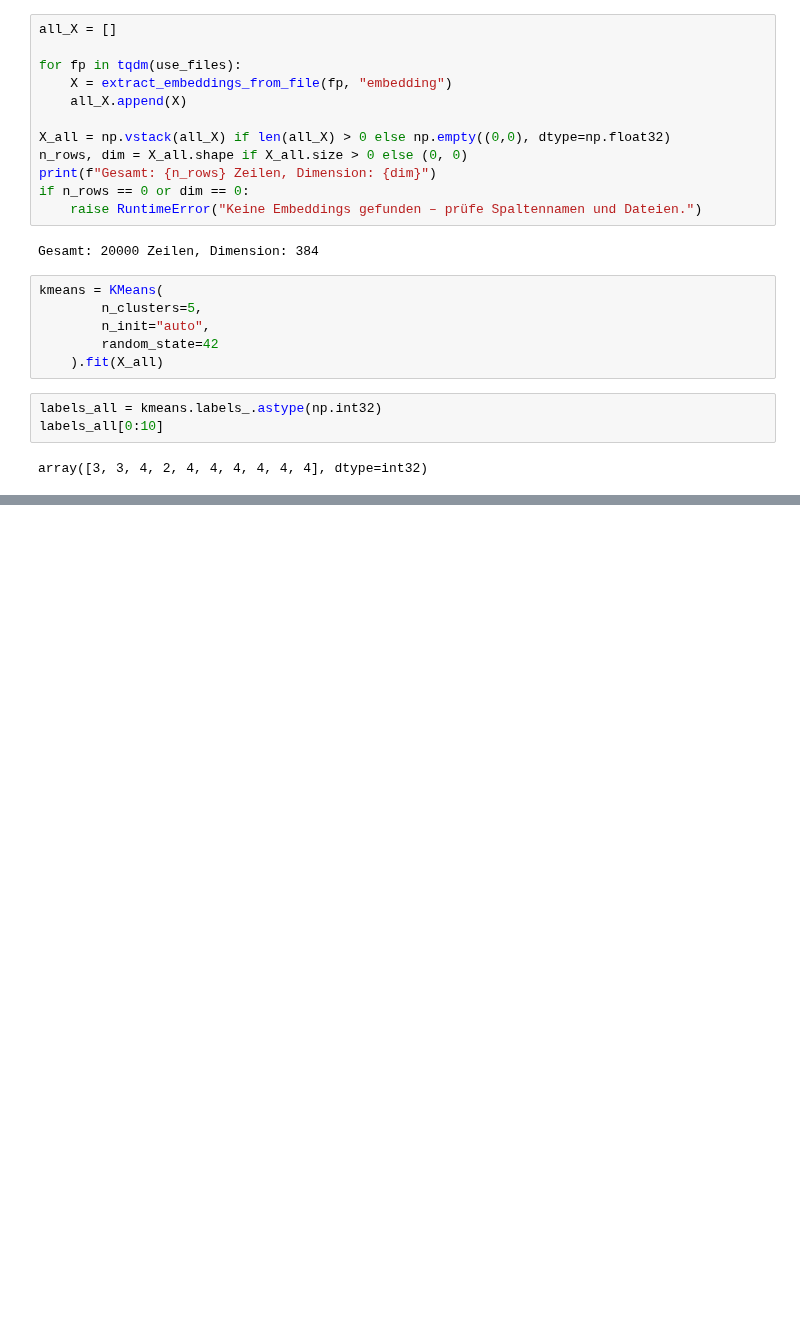
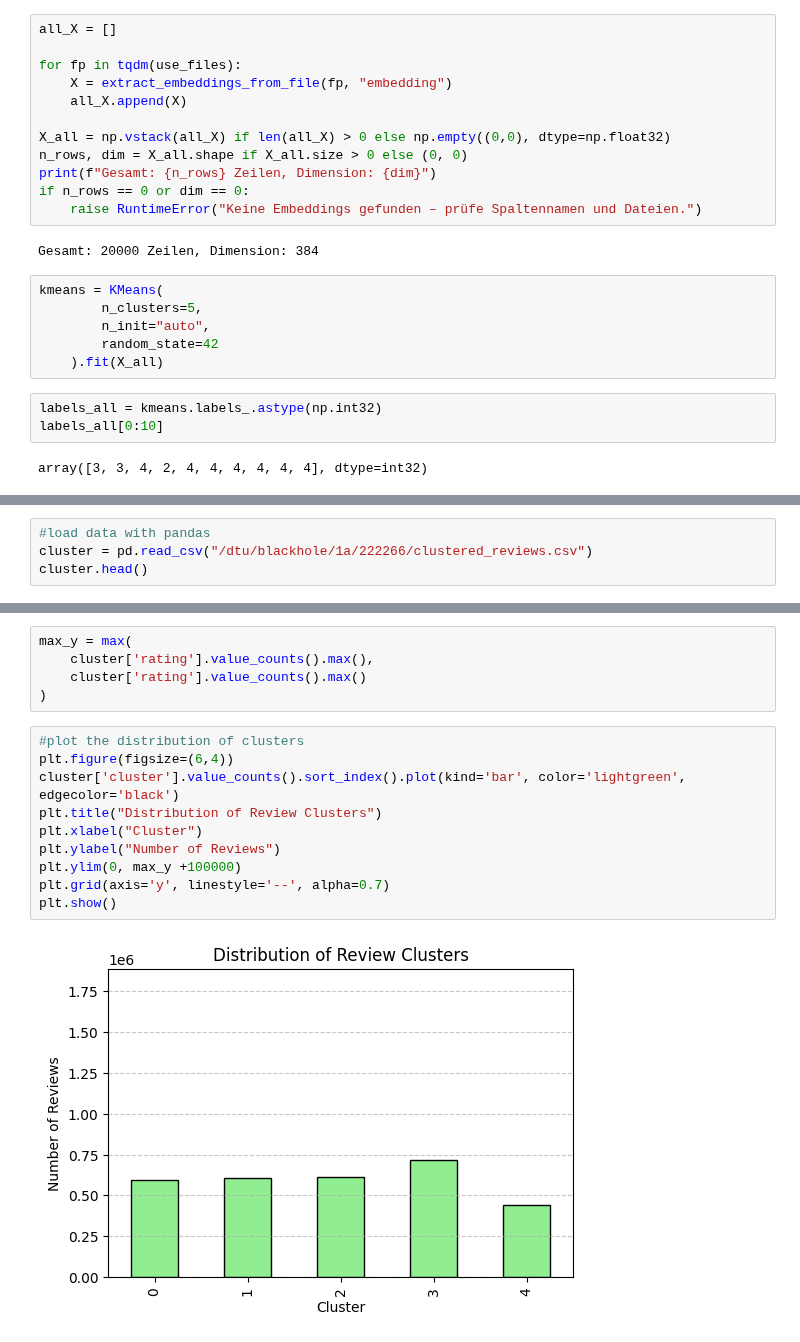
Before and after one commit to tanjapock/AmazonReview, a Jupyter notebook: tanja.ipynb, the cells around one changed output, grey strips where cells are left out. Cells and saved outputs as stored; diff of their text form; blank space fills up the shorter version.

```diff
--- a/tanja.ipynb
+++ b/tanja.ipynb
@@ -350,0 +353,4 @@ array([3, 3, 4, 2, 4, 4, 4, 4, 4, 4], dtype=int32)
+# %%
+#load data with pandas
+cluster = pd.read_csv("/dtu/blackhole/1a/222266/clustered_reviews.csv")
+cluster.head()
@@ -350,0 +366,17 @@ array([3, 3, 4, 2, 4, 4, 4, 4, 4, 4], dtype=int32)
+# %%
+max_y = max(
+    cluster['rating'].value_counts().max(),
+    cluster['rating'].value_counts().max()
+)
+# %%
+#plot the distribution of clusters
+plt.figure(figsize=(6,4))
+cluster['cluster'].value_counts().sort_index().plot(kind='bar', color='lightgreen', edgecolor='black')
+plt.title("Distribution of Review Clusters")
+plt.xlabel("Cluster")
+plt.ylabel("Number of Reviews")
+plt.ylim(0, max_y +100000)
+plt.grid(axis='y', linestyle='--', alpha=0.7)
+plt.show()
+# %% [output]
+[figure, added]
```
Also changed, not shown: parts of 16 cells of this notebook.
